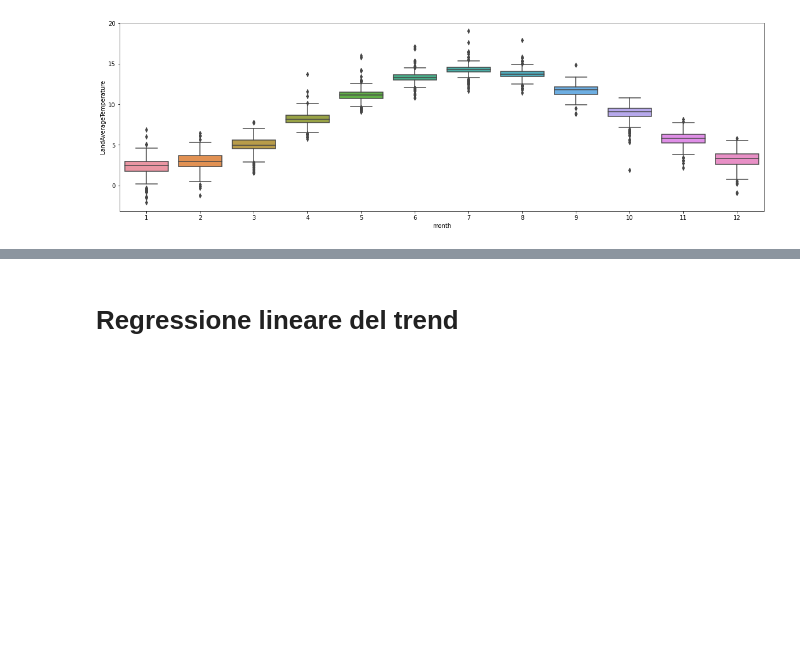
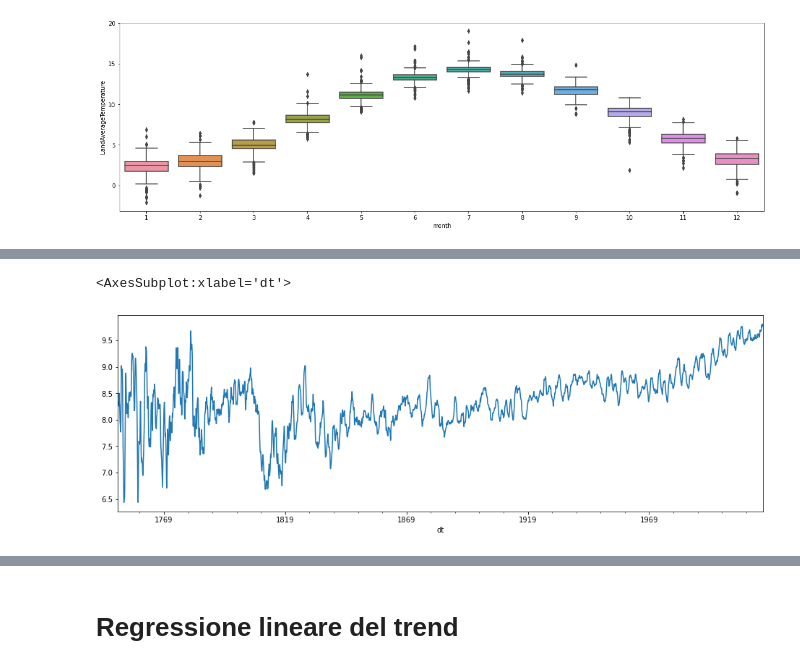
Before and after one commit to lorenzlorg/Big-Data-MAPR-project, a Jupyter notebook: Esercizio Serie Storica.ipynb, the cells around one changed output, grey strips where cells are left out. Saved outputs shown, nothing was run; the diff lists cells and outputs as text; code cells hidden in the pictures; blank space fills up the shorter version.

```diff
--- a/Esercizio Serie Storica.ipynb
+++ b/Esercizio Serie Storica.ipynb
@@ -106,0 +137,6 @@ Pass the following variables as keyword args: x, y. From version 0.12, the only
+# %%
+plt.figure(figsize=(16,5))
+result_add.trend.plot(legend=False)
+# %% [output]
+<AxesSubplot:xlabel='dt'>
+[figure, added]
```
Also changed, not shown: parts of 17 cells of this notebook.
